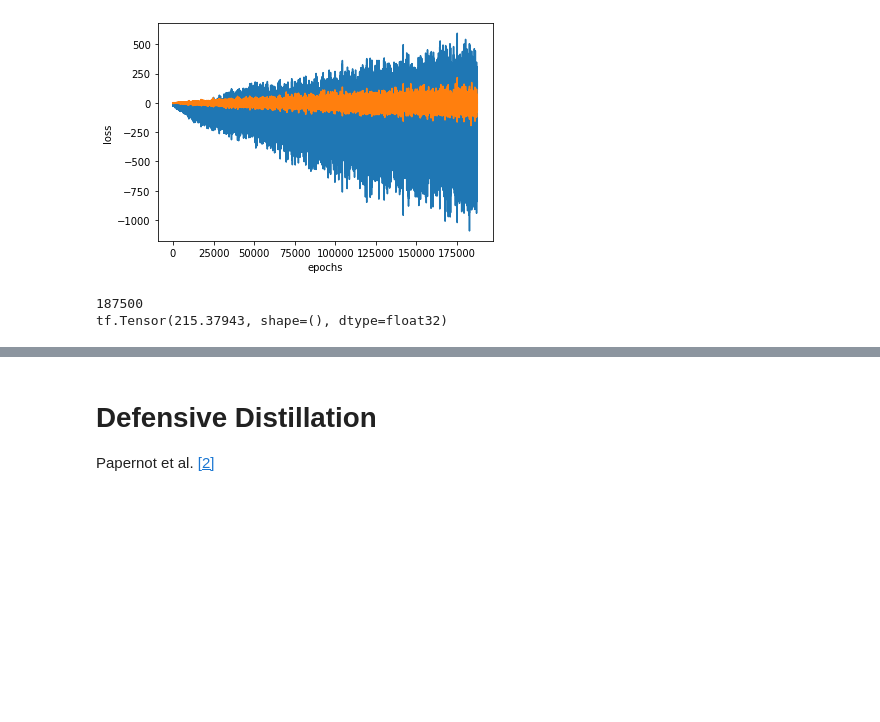
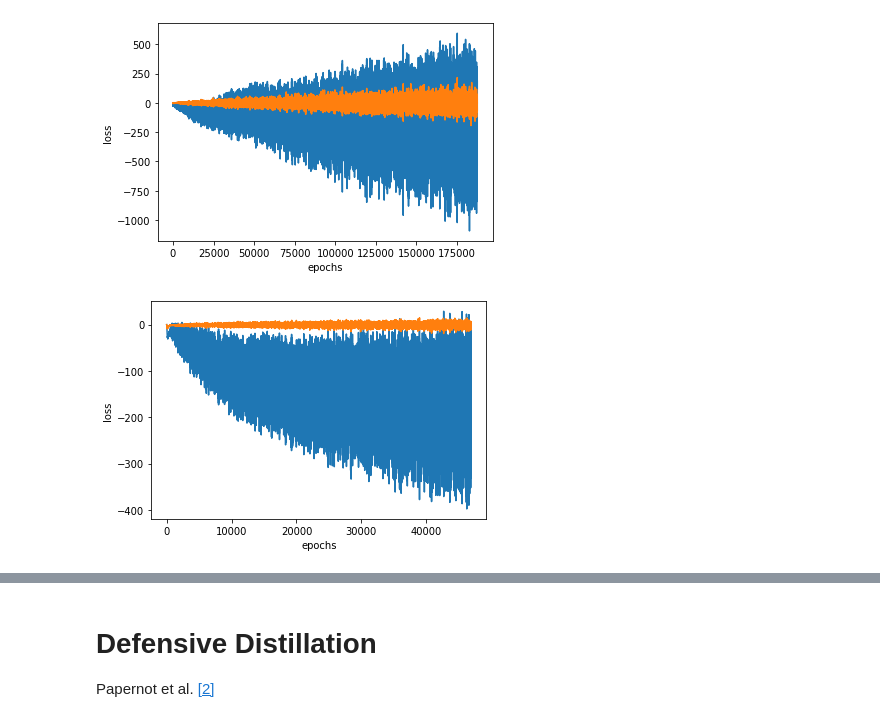
Before and after one commit to WesRobbins/AdversarialML, a Jupyter notebook: Fashion_MNIST_Exploratory.ipynb, the cells around one changed output, grey strips where cells are left out. Saved outputs shown, nothing was run; the diff lists cells and outputs as text; code cells hidden in the pictures; blank space fills up the shorter version.

```diff
--- a/Fashion_MNIST_Exploratory.ipynb
+++ b/Fashion_MNIST_Exploratory.ipynb
@@ -765,9 +771,11 @@ plt.show()
 # %% [output]
 Text(0, 0.5, 'loss')
 [figure]
-# %%
-print(len(dl_all))
-print(max(dl_all))
-# %% [output]
-187500
-tf.Tensor(215.37943, shape=(), dtype=float32)
+# %%
+plt.plot(gl_all)
+plt.plot(dl_all)
+plt.xlabel('epochs')
+plt.ylabel('loss')
+plt.show()
+# %% [output]
+[figure, added]
```
Also changed, not shown: parts of 5 cells of this notebook.
